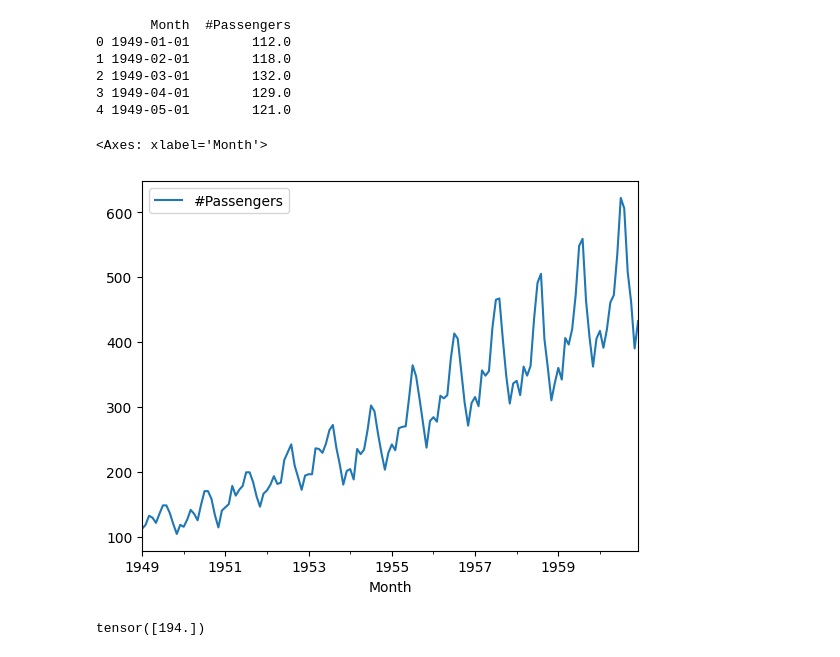
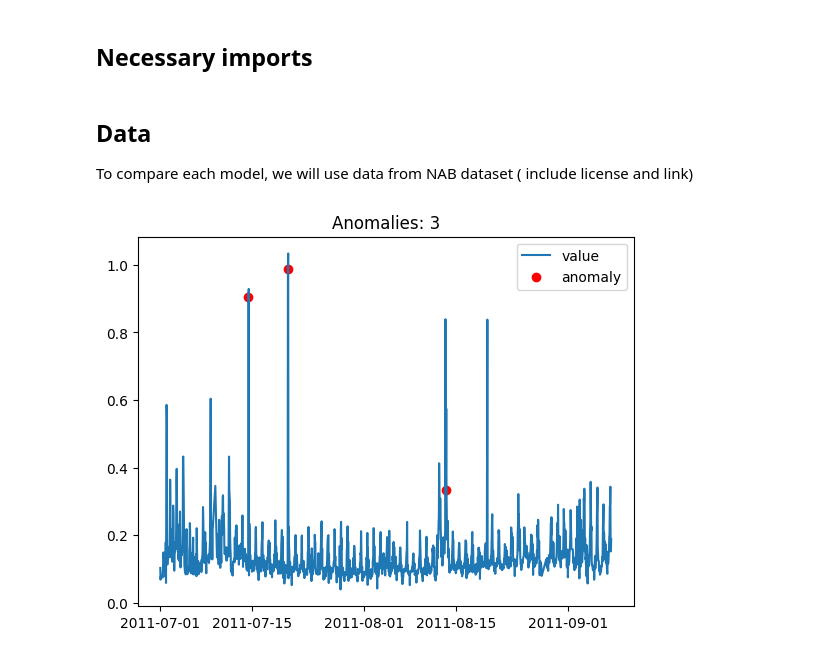
Before and after one commit to AlpSari/time_series_applications, a Jupyter notebook: anomaly_detection.ipynb, the cells around one changed output. Saved outputs shown, nothing was run; the diff lists cells and outputs as text; code cells hidden in the pictures.

```diff
--- a/anomaly_detection.ipynb
+++ b/anomaly_detection.ipynb
@@ -4 +15,3 @@
+# %% [markdown]
+## Necessary imports
 # %%
@@ -17,19 +36,40 @@ from data_preprocessing import DataPreprocessor, SimpleDataSet
 
 torch.set_default_dtype(torch.float32)
 %matplotlib inline
-# %%
-df = pd.read_csv("data/AirPassengers.csv", parse_dates=['Month'], dtype=np.float32)
-print(df.head())
-df.plot(x="Month", y='#Passengers')
-# %% [output]
-       Month  #Passengers
-0 1949-01-01        112.0
-1 1949-02-01        118.0
-2 1949-03-01        132.0
-3 1949-04-01        129.0
-4 1949-05-01        121.0
-<Axes: xlabel='Month'>
-[figure, removed]
+# %% [markdown]
+## Data
+
+To compare each model, we will use data from NAB dataset ( include license and link)
+# %%
+root = 'data_nab/'
+data_name = 'realAdExchange/exchange-3_cpc_results.csv'
+key_path = "labels_nab/combined_labels.json"
+folders = [f for f in os.listdir(root) if os.path.isdir(os.path.join(root, f))]
+
+def read_data_and_key(root_dir, data_dir, label_json_file):
+    data_path = root_dir + data_dir
+    data_ts = pd.read_csv(data_path, parse_dates=['timestamp'], dtype={'value': np.float32})
+    with open(label_json_file, 'r') as key_file:
+        key = json.load(key_file)
+        anomaly_times = pd.to_datetime(key[data_dir])
+
+    return data_ts, anomaly_times
+
+# Example usage
+data_path = root + data_name
+df, anomaly_times = read_data_and_key(root, data_name, key_path)
+
+def plot_series(df, anomaly_times:pd.Series):
+    n_anomalies = sum(df['timestamp'].isin(anomaly_times))
+    plt.plot(df['timestamp'], df['value'], label='value')
+    plt.scatter(anomaly_times, df.loc[df['timestamp'].isin(anomaly_times), 'value'], color='red', label = 'anomaly')
+    plt.legend()
+    plt.title(f'Anomalies: {n_anomalies}')
+    plt.show()
+
+plot_series(df, anomaly_times)
+# %% [output]
+[figure, added]
 # %%
 n_ar = 5
 n_hist = 3
@@ -121,10 +163,6 @@ def fit_loop(train_dataloader, test_dataloader, model, loss_fn, optimizer, epoch
         if t % log_interval == 0:
             print(f"Epoch {t+1}, Train loss = {loss_t}, Test loss = {loss_v} \n-------------------------------")
     return loss_train, loss_val
-# %%
-train_dl_net.dataset[0][1]
-# %% [output]
-tensor([194.])
 # %%
 # Create models
 n_output = 1 if Ytrain.ndim == 1 else Ytrain.shape[-1]
```
Also changed, not shown: parts of 10 cells of this notebook, 2 other files.
